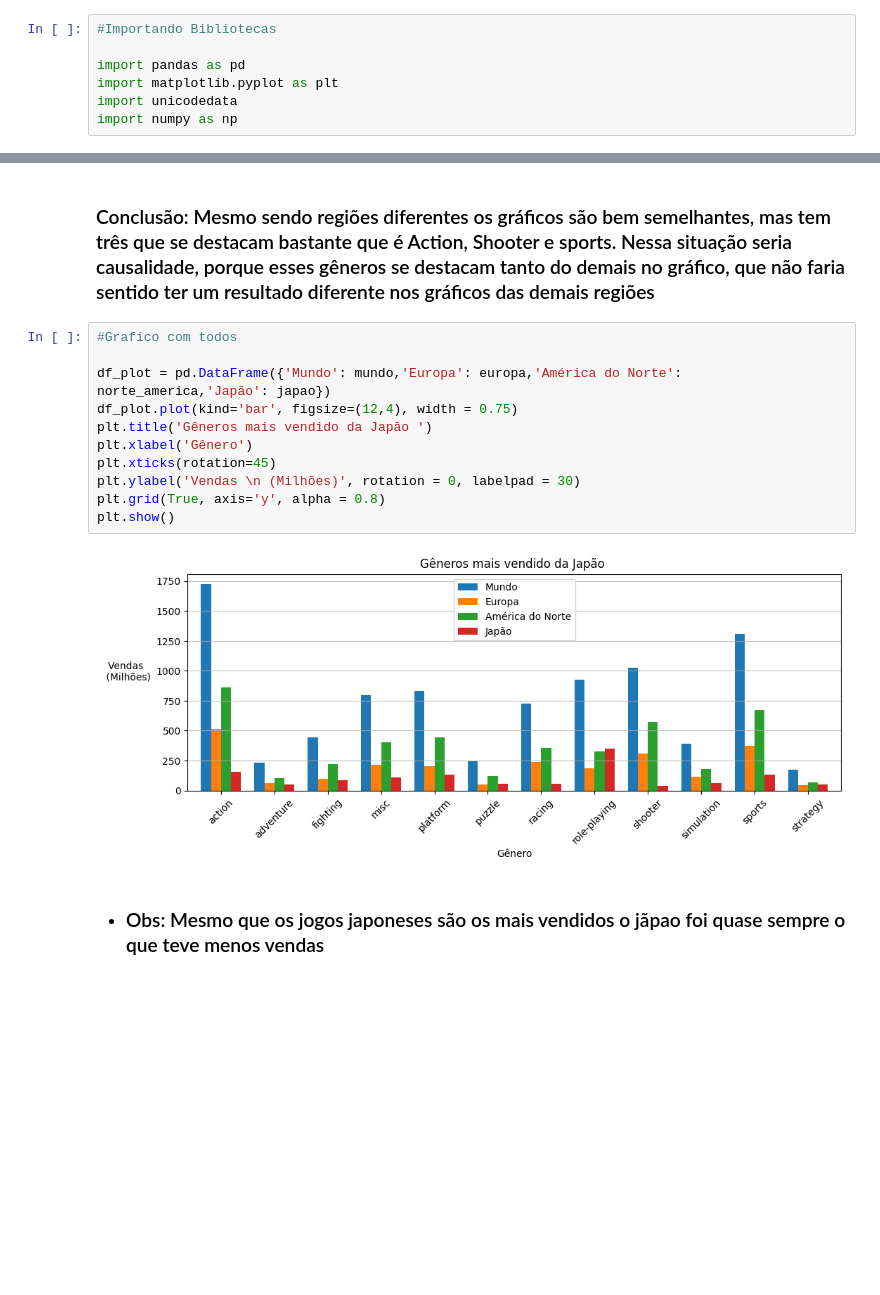
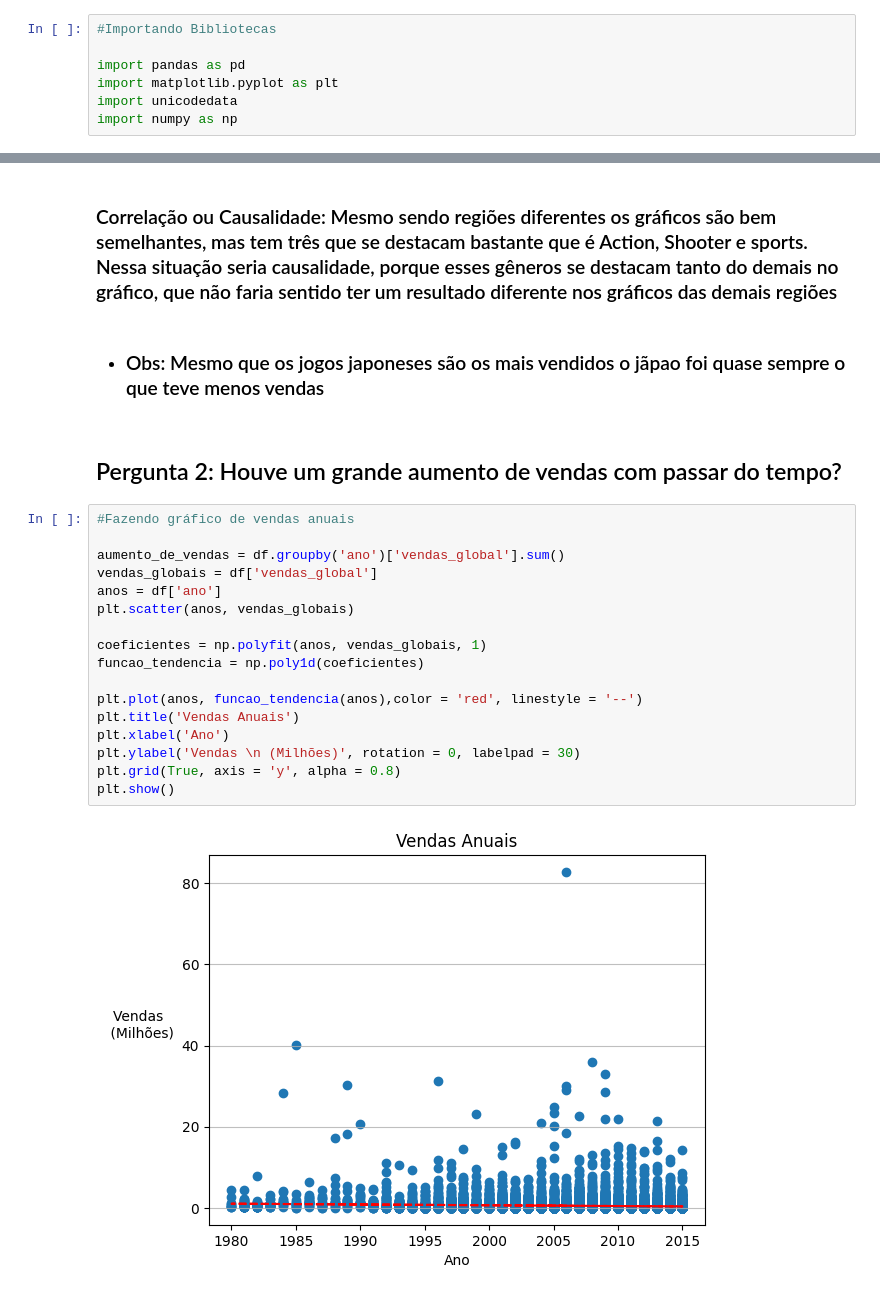
Before and after one commit to Nicolas14265/introducao, a Jupyter notebook: Projeto_Final.ipynb, the cells around one changed output, grey strips where cells are left out. Saved outputs shown, nothing was run; the diff lists cells and outputs as text; blank space fills up the shorter version.

```diff
--- a/Projeto_Final.ipynb
+++ b/Projeto_Final.ipynb
@@ -104,17 +116,25 @@ plt.show()
 # %% [markdown]
-### Conclusão: Mesmo sendo regiões diferentes os gráficos são bem semelhantes, mas tem três que se destacam bastante que é Action, Shooter e sports. Nessa situação seria causalidade, porque esses gêneros se destacam tanto do demais no gráfico, que não faria sentido ter um resultado diferente nos gráficos das demais regiões
+### Correlação ou Causalidade: Mesmo sendo regiões diferentes os gráficos são bem semelhantes, mas tem três que se destacam bastante que é Action, Shooter e sports. Nessa situação seria causalidade, porque esses gêneros se destacam tanto do demais no gráfico, que não faria sentido ter um resultado diferente nos gráficos das demais regiões
-# %%
-#Grafico com todos
-
-df_plot = pd.DataFrame({'Mundo': mundo,'Europa': europa,'América do Norte': norte_america,'Japão': japao})
-df_plot.plot(kind='bar', figsize=(12,4), width = 0.75)
-plt.title('Gêneros mais vendido da Japão ')
-plt.xlabel('Gênero')
-plt.xticks(rotation=45)
-plt.ylabel('Vendas \n (Milhões)', rotation = 0, labelpad = 30)
-plt.grid(True, axis='y', alpha = 0.8)
-plt.show()
-# %% [output]
-[figure, removed]
 # %% [markdown]
 - ### Obs: Mesmo que os jogos japoneses são os mais vendidos o jãpao foi quase sempre o que teve menos vendas
+# %% [markdown]
+## Pergunta 2: Houve um grande aumento de vendas com passar do tempo?
+# %%
+#Fazendo gráfico de vendas anuais
+
+aumento_de_vendas = df.groupby('ano')['vendas_global'].sum()
+vendas_globais = df['vendas_global']
+anos = df['ano']
+plt.scatter(anos, vendas_globais)
+
+coeficientes = np.polyfit(anos, vendas_globais, 1)
+funcao_tendencia = np.poly1d(coeficientes)
+
+plt.plot(anos, funcao_tendencia(anos),color = 'red', linestyle = '--')
+plt.title('Vendas Anuais')
+plt.xlabel('Ano')
+plt.ylabel('Vendas \n (Milhões)', rotation = 0, labelpad = 30)
+plt.grid(True, axis = 'y', alpha = 0.8)
+plt.show()
+# %% [output]
+[figure, added]
```
Also changed, not shown: parts of 10 cells of this notebook.
